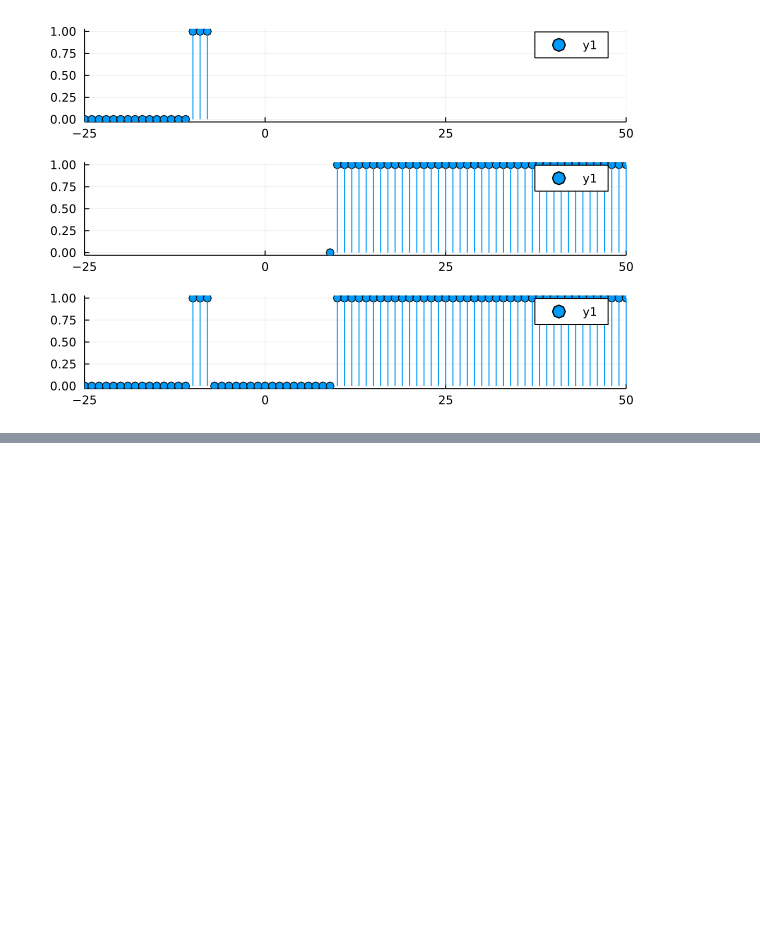
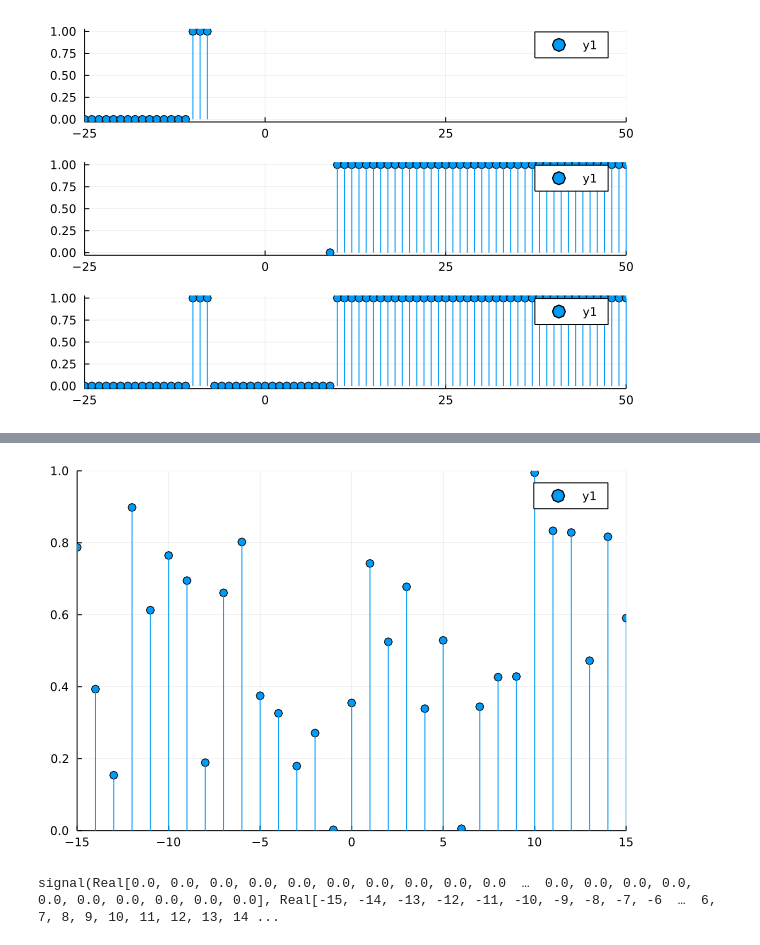
Before and after one commit to gjunqueira-sys/MySignalProcessing.jl, a Jupyter notebook: src/sketch.ipynb, the cells around one changed output, grey strips where cells are left out. Cells and saved outputs as stored; diff of their text form; code cells hidden in the pictures; blank space fills up the shorter version.

Commit message:
sigmult added

```diff
--- a/src/sketch.ipynb
+++ b/src/sketch.ipynb
@@ -103,0 +138,2 @@ plot(p1,p2,p3, layout=(3,1))
+# %%
+s5.A = rand.().*s4.A
@@ -103,0 +158,8 @@ plot(p1,p2,p3, layout=(3,1))
+# %%
+p5 = plot(s5.n, s5.A, line =:stem, marker=:o, xlims=(-15,15), ylims=(0,1))
+# %% [output]
+[figure, added]
+# %%
+s6 = sigmult(s5, s3)
+# %% [output]
+signal(Real[0.0, 0.0, 0.0, 0.0, 0.0, 0.0, 0.0, 0.0, 0.0, 0.0  …  0.0, 0.0, 0.0, 0.0, 0.0, 0.0, 0.0, 0.0, 0.0, 0.0], Real[-15, -14, -13, -12, -11, -10, -9, -8, -7, -6  …  6, 7, 8, 9, 10, 11, 12, 13, 14 ...
```
Also changed, not shown: parts of 13 cells of this notebook, 1 other file.
